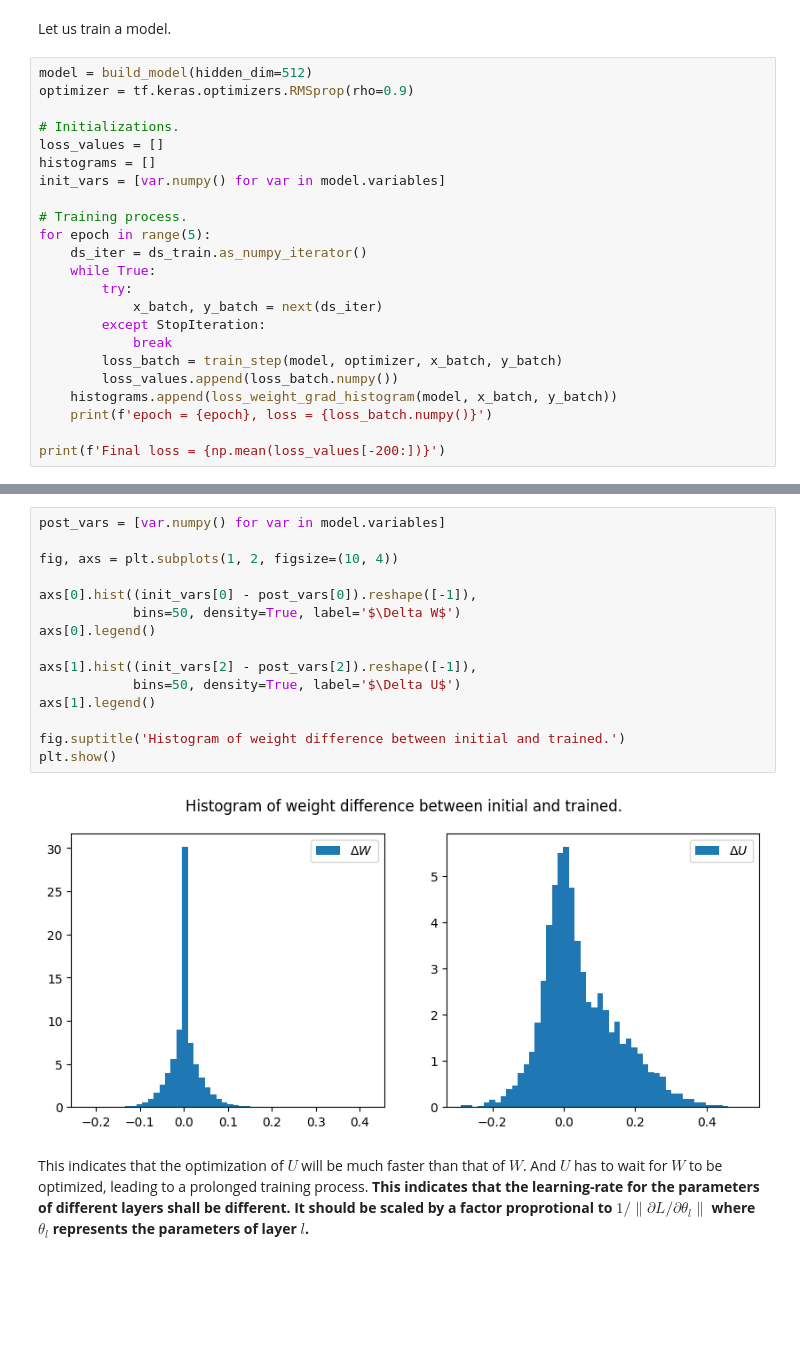
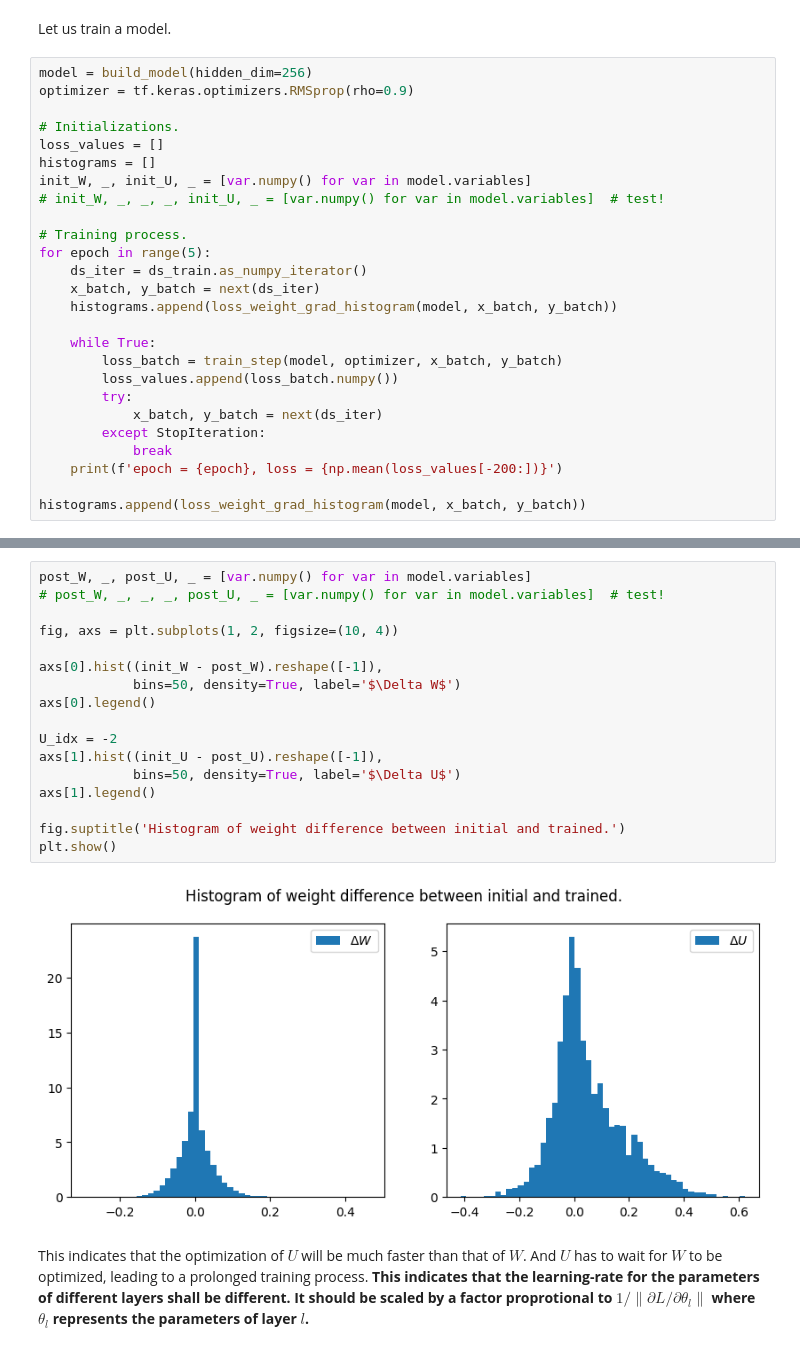
Before and after one commit to shuiruge/neural-network-notes, a Jupyter notebook: optimization.ipynb, the cells around one changed output, grey strips where cells are left out. Cells and saved outputs as stored; diff of their text form; blank space fills up the shorter version.

```diff
--- a/optimization.ipynb
+++ b/optimization.ipynb
@@ -98,26 +98,29 @@ def loss_weight_grad_histogram(model, x_batch, y_batch):
 # %% [markdown]
 Let us train a model.
 # %%
-model = build_model(hidden_dim=512)
+model = build_model(hidden_dim=256)
 optimizer = tf.keras.optimizers.RMSprop(rho=0.9)
 
 # Initializations.
 loss_values = []
 histograms = []
-init_vars = [var.numpy() for var in model.variables]
+init_W, _, init_U, _ = [var.numpy() for var in model.variables]
+# init_W, _, _, _, init_U, _ = [var.numpy() for var in model.variables]  # test!
 
 # Training process.
 for epoch in range(5):
     ds_iter = ds_train.as_numpy_iterator()
+    x_batch, y_batch = next(ds_iter)
+    histograms.append(loss_weight_grad_histogram(model, x_batch, y_batch))
+
     while True:
+        loss_batch = train_step(model, optimizer, x_batch, y_batch)
+        loss_values.append(loss_batch.numpy())
         try:
             x_batch, y_batch = next(ds_iter)
         except StopIteration:
             break
-        loss_batch = train_step(model, optimizer, x_batch, y_batch)
-        loss_values.append(loss_batch.numpy())
-    histograms.append(loss_weight_grad_histogram(model, x_batch, y_batch))
-    print(f'epoch = {epoch}, loss = {loss_batch.numpy()}')
+    print(f'epoch = {epoch}, loss = {np.mean(loss_values[-200:])}')
 
-print(f'Final loss = {np.mean(loss_values[-200:])}')
+histograms.append(loss_weight_grad_histogram(model, x_batch, y_batch))
 # %% [output]
@@ -143,20 +146,22 @@ From the histograms plotted in different epochs, we find that $\| \partial L / \
 # %%
-post_vars = [var.numpy() for var in model.variables]
+post_W, _, post_U, _ = [var.numpy() for var in model.variables]
+# post_W, _, _, _, post_U, _ = [var.numpy() for var in model.variables]  # test!
 
 fig, axs = plt.subplots(1, 2, figsize=(10, 4))
 
-axs[0].hist((init_vars[0] - post_vars[0]).reshape([-1]),
+axs[0].hist((init_W - post_W).reshape([-1]),
             bins=50, density=True, label='$\Delta W$')
 axs[0].legend()
 
-axs[1].hist((init_vars[2] - post_vars[2]).reshape([-1]),
+U_idx = -2
+axs[1].hist((init_U - post_U).reshape([-1]),
             bins=50, density=True, label='$\Delta U$')
 axs[1].legend()
 
 fig.suptitle('Histogram of weight difference between initial and trained.')
 plt.show()
 # %% [output]
-[figure, old version]
+[figure, new version]
 # %% [markdown]
 This indicates that the optimization of $U$ will be much faster than that of $W$. And $U$ has to wait for $W$ to be optimized, leading to a prolonged training process. **This indicates that the learning-rate for the parameters of different layers shall be different. It should be scaled by a factor proprotional to $1 / \| \partial L / \partial \theta_l \|$ where $\theta_l$ represents the parameters of layer $l$.**
 # %% [markdown]
```
Also changed, not shown: parts of 8 cells of this notebook, 3 other files.
